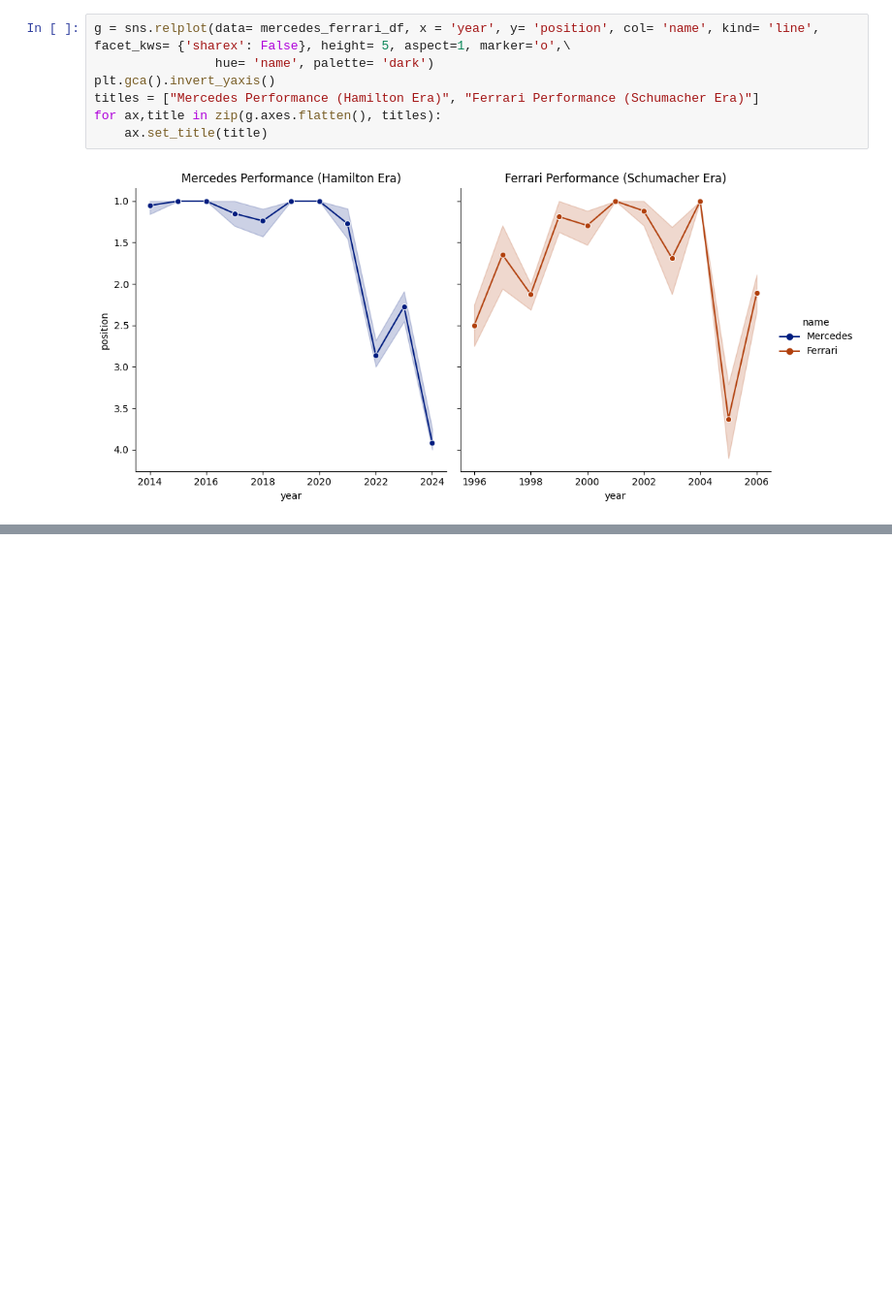
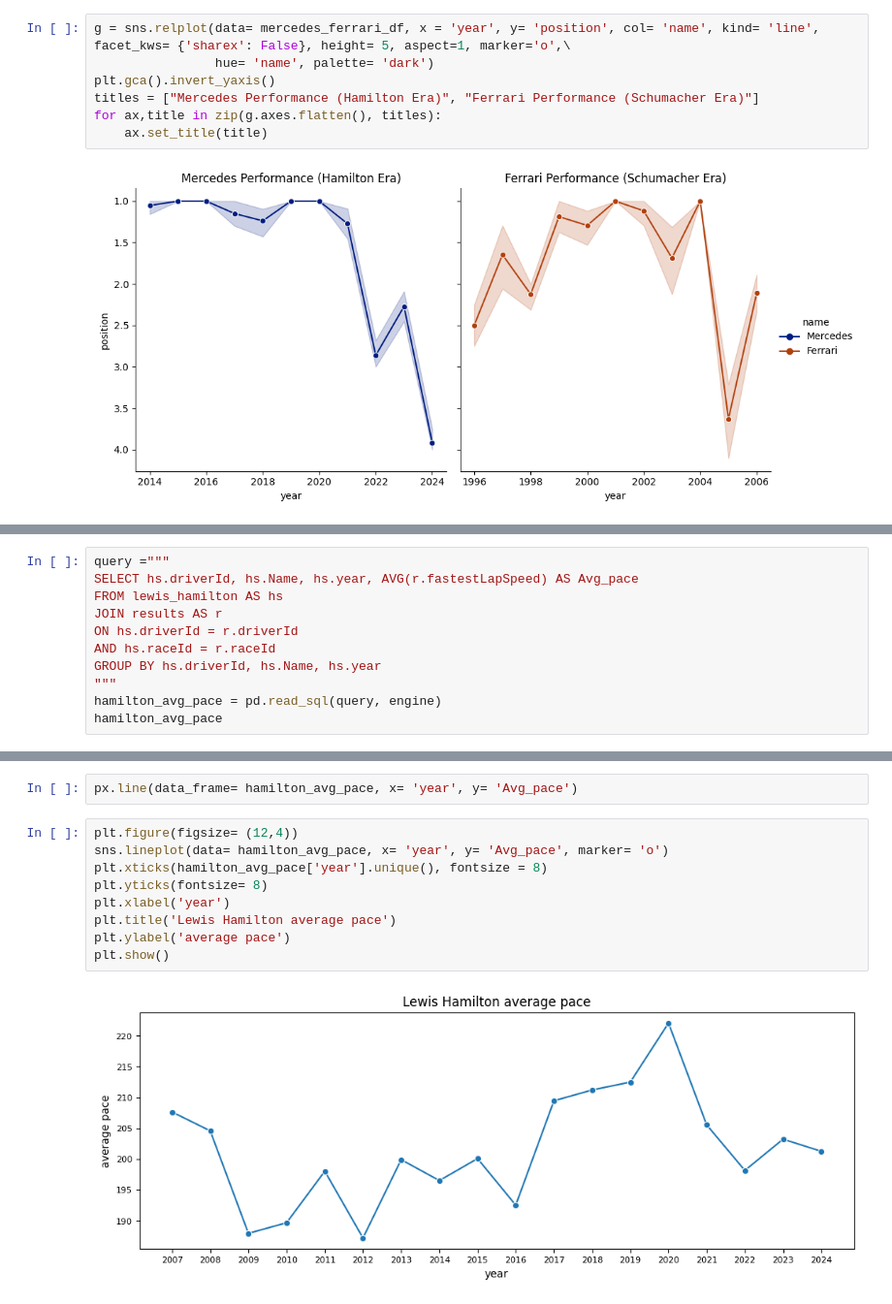
Before and after one commit to sagarverma29/F1-World-Championship-Analysis, a Jupyter notebook: Formula 1 EDA.ipynb, the cells around one changed output, grey strips where cells are left out. Shown at 97% size. Drawn from its saved outputs; the diff is of its cells as text; blank space fills up the shorter version.

```diff
--- a/Formula 1 EDA.ipynb
+++ b/Formula 1 EDA.ipynb
@@ -663,0 +671,11 @@ for ax,title in zip(g.axes.flatten(), titles):
+# %%
+query ="""
+SELECT hs.driverId, hs.Name, hs.year, AVG(r.fastestLapSpeed) AS Avg_pace
+FROM lewis_hamilton AS hs
+JOIN results AS r
+ON hs.driverId = r.driverId
+AND hs.raceId = r.raceId
+GROUP BY hs.driverId, hs.Name, hs.year
+"""
+hamilton_avg_pace = pd.read_sql(query, engine)
+hamilton_avg_pace
@@ -663,0 +700,13 @@ for ax,title in zip(g.axes.flatten(), titles):
+# %%
+px.line(data_frame= hamilton_avg_pace, x= 'year', y= 'Avg_pace')
+# %%
+plt.figure(figsize= (12,4))
+sns.lineplot(data= hamilton_avg_pace, x= 'year', y= 'Avg_pace', marker= 'o')
+plt.xticks(hamilton_avg_pace['year'].unique(), fontsize = 8)
+plt.yticks(fontsize= 8)
+plt.xlabel('year')
+plt.title('Lewis Hamilton average pace')
+plt.ylabel('average pace')
+plt.show()
+# %% [output]
+[figure, added]
```
Also changed, not shown: parts of 5 cells of this notebook.
